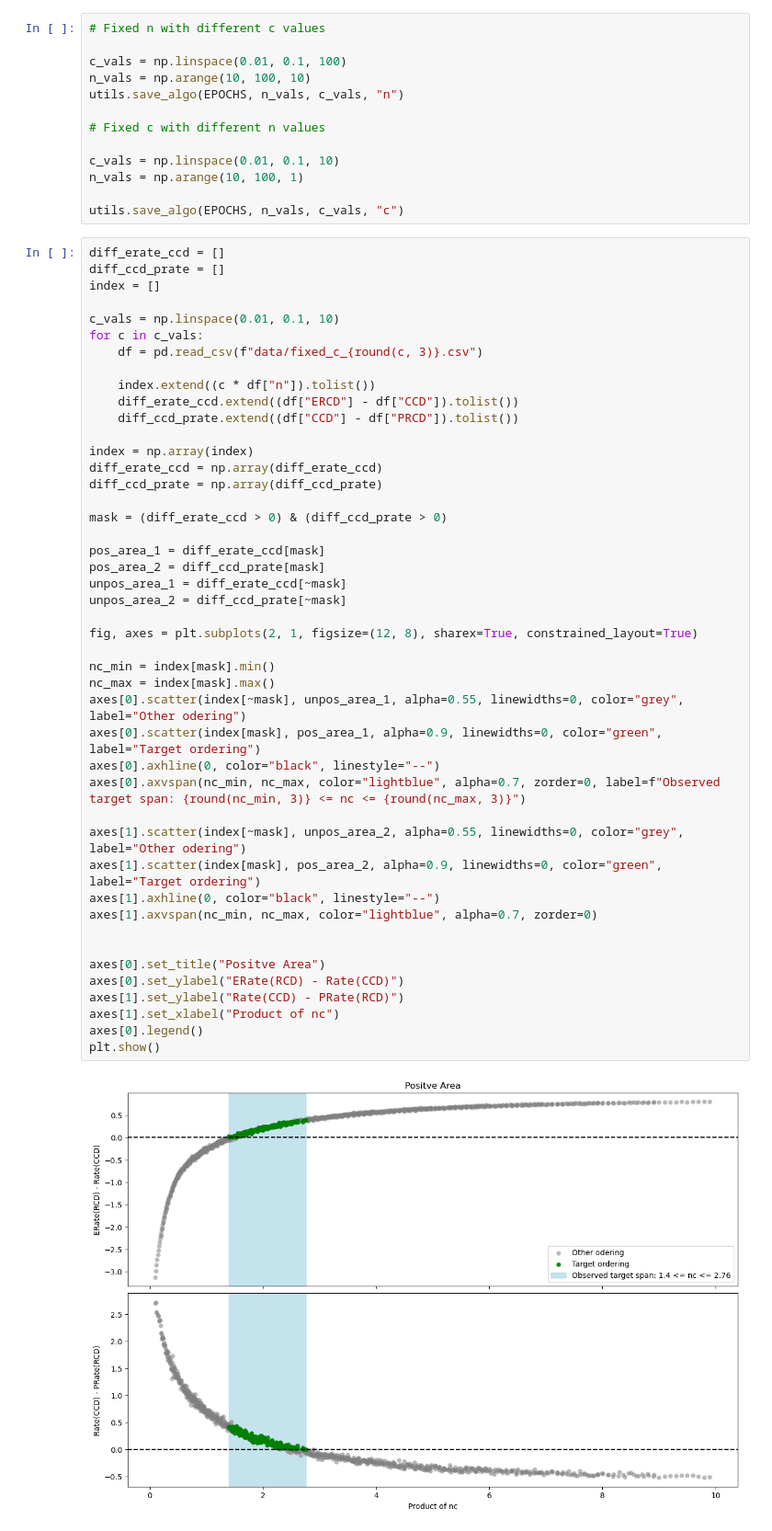
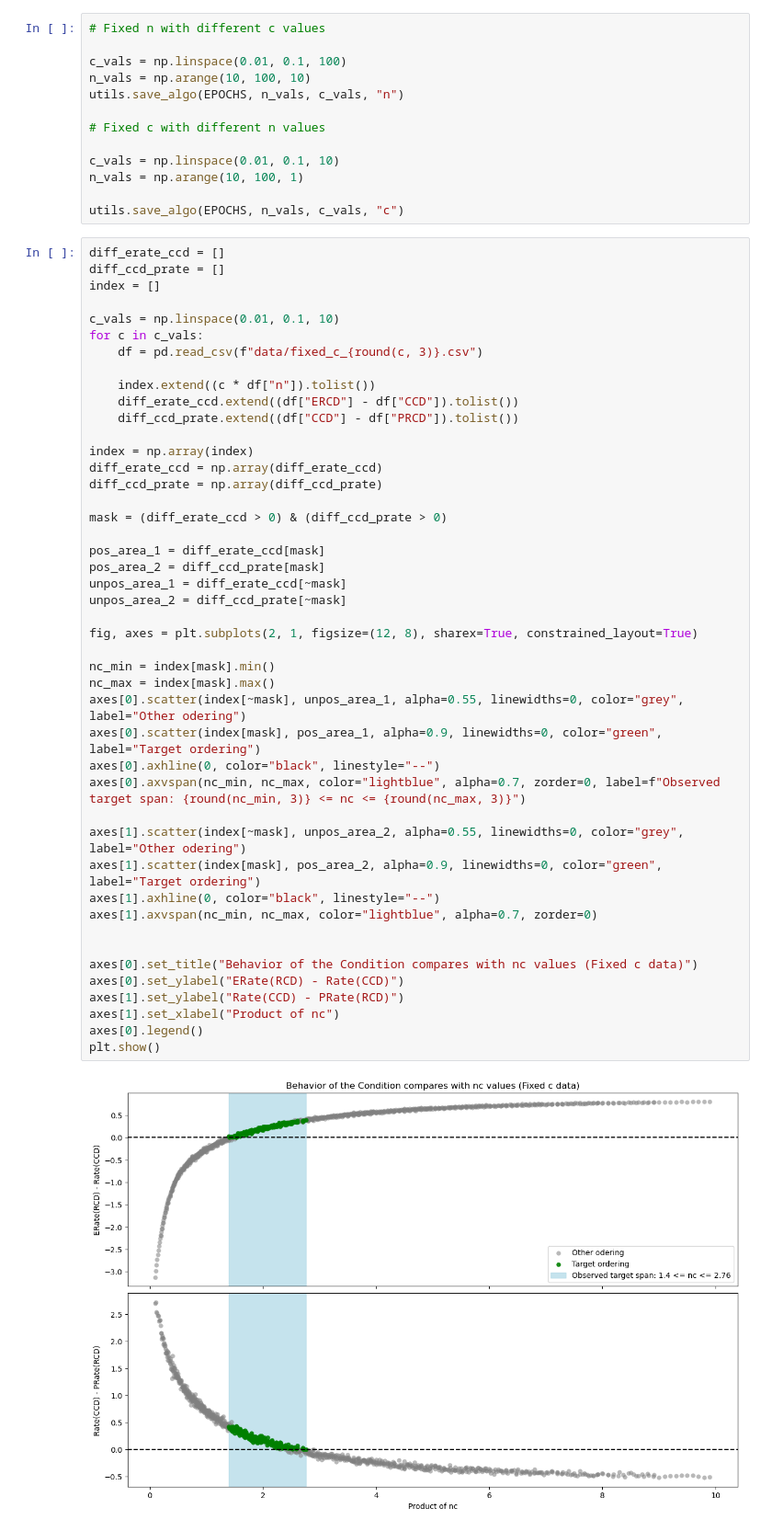
Before and after one commit to pinto2501/coordinate_descent, a Jupyter notebook: cbcd.ipynb, the cells around one changed output. Shown at 92% size. Cells and saved outputs as stored; diff of their text form.

```diff
--- a/cbcd.ipynb
+++ b/cbcd.ipynb
@@ -139,32 +139,32 @@ diff_erate_ccd = np.array(diff_erate_ccd)
 diff_ccd_prate = np.array(diff_ccd_prate)
 
 mask = (diff_erate_ccd > 0) & (diff_ccd_prate > 0)
 
 pos_area_1 = diff_erate_ccd[mask]
 pos_area_2 = diff_ccd_prate[mask]
 unpos_area_1 = diff_erate_ccd[~mask]
 unpos_area_2 = diff_ccd_prate[~mask]
 
 fig, axes = plt.subplots(2, 1, figsize=(12, 8), sharex=True, constrained_layout=True)
 
 nc_min = index[mask].min()
 nc_max = index[mask].max()
 axes[0].scatter(index[~mask], unpos_area_1, alpha=0.55, linewidths=0, color="grey", label="Other odering")
 axes[0].scatter(index[mask], pos_area_1, alpha=0.9, linewidths=0, color="green", label="Target ordering")
 axes[0].axhline(0, color="black", linestyle="--")
 axes[0].axvspan(nc_min, nc_max, color="lightblue", alpha=0.7, zorder=0, label=f"Observed target span: {round(nc_min, 3)} <= nc <= {round(nc_max, 3)}")
 
 axes[1].scatter(index[~mask], unpos_area_2, alpha=0.55, linewidths=0, color="grey", label="Other odering")
 axes[1].scatter(index[mask], pos_area_2, alpha=0.9, linewidths=0, color="green", label="Target ordering")
 axes[1].axhline(0, color="black", linestyle="--")
 axes[1].axvspan(nc_min, nc_max, color="lightblue", alpha=0.7, zorder=0)
 
 
-axes[0].set_title("Positve Area")
+axes[0].set_title("Behavior of the Condition compares with nc values (Fixed c data)")
 axes[0].set_ylabel("ERate(RCD) - Rate(CCD)")
 axes[1].set_ylabel("Rate(CCD) - PRate(RCD)")
 axes[1].set_xlabel("Product of nc")
 axes[0].legend()
 plt.show()
 # %% [output]
-[figure, old version]
+[figure, new version]
```
Also changed, not shown: parts of 3 cells of this notebook.
